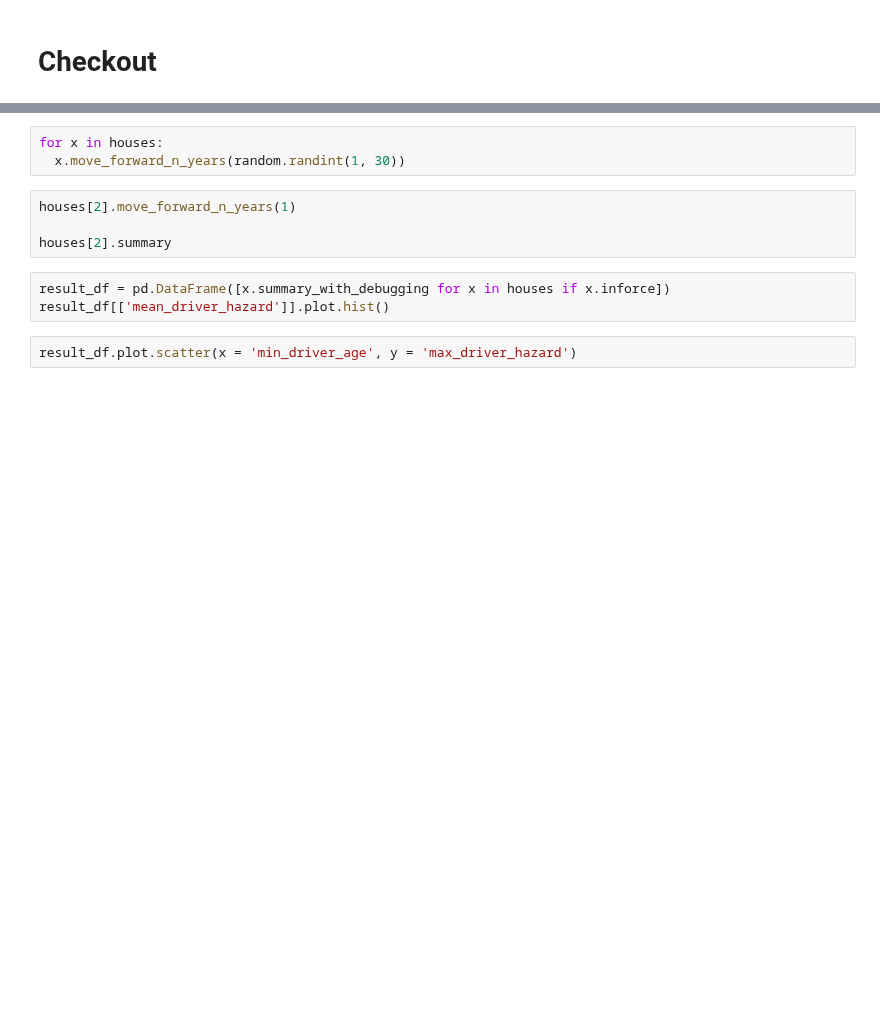
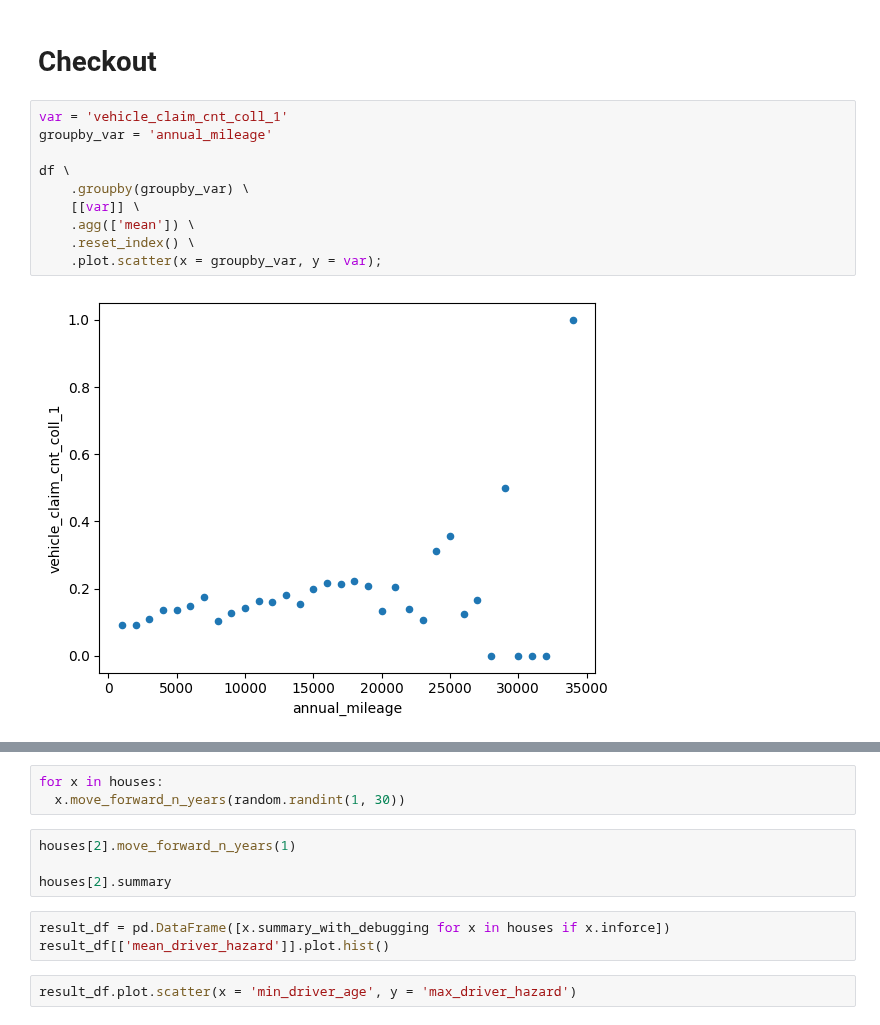
Before and after one commit to rosacker/msds_498_insurance_loss_modeling, a Jupyter notebook: synthetic_data_creation/Data_Creation.ipynb, the cells around one changed output, grey strips where cells are left out. Drawn from its saved outputs; the diff is of its cells as text; blank space fills up the shorter version.

Commit message:
More considerations around claims

```diff
--- a/synthetic_data_creation/Data_Creation.ipynb
+++ b/synthetic_data_creation/Data_Creation.ipynb
@@ -69,4 +46,16 @@ df.head(5)
 # %% [markdown]
 # Checkout
+# %%
+var = 'vehicle_claim_cnt_coll_1'
+groupby_var = 'annual_mileage'
+
+df \
+    .groupby(groupby_var) \
+    [[var]] \
+    .agg(['mean']) \
+    .reset_index() \
+    .plot.scatter(x = groupby_var, y = var);
+# %% [output]
+[figure, added]
 # %%
 df[['driver_count']].plot.hist(bins = 100)
```
Also changed, not shown: parts of 9 cells of this notebook, 3 other files.
